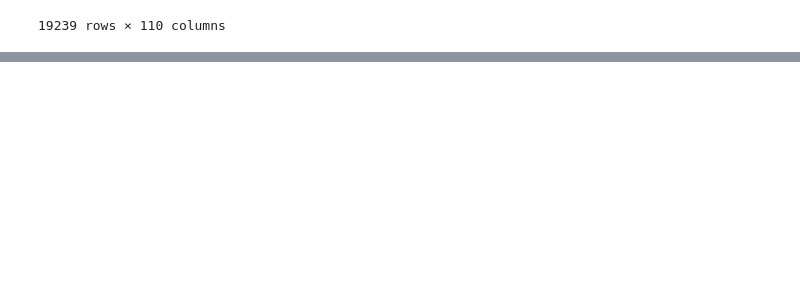
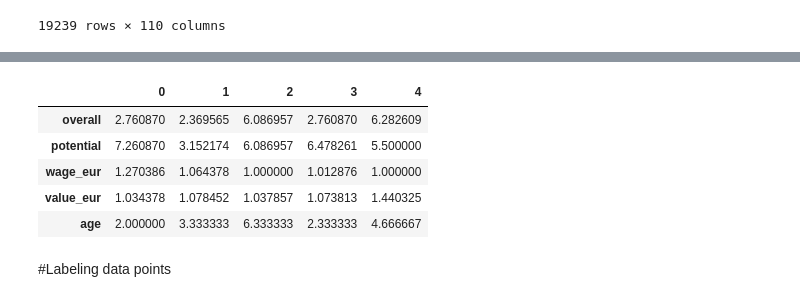
Before and after one commit to eddev00/Clustering-FIFA22-players, a Jupyter notebook: Clustering_FIFA22_players_Data.ipynb, the cells around one changed output, grey strips where cells are left out. Cells and saved outputs as stored; diff of their text form; code cells hidden in the pictures; blank space fills up the shorter version.

```diff
--- a/Clustering_FIFA22_players_Data.ipynb
+++ b/Clustering_FIFA22_players_Data.ipynb
@@ -32,0 +54,20 @@ players
+# %%
+def random_centroids(data,k):
+   centroids = []
+   for i in range(k):
+      centroid = data.apply(lambda x: float(x.sample()))
+      centroids.append(centroid)
+   return pd.concat(centroids,axis=1)
+# %%
+centroids= random_centroids(data,5)
+# %%
+centroids
+# %% [output]
+|  | 0 | 1 | 2 | 3 | 4 |
+| overall | 2.760870 | 2.369565 | 6.086957 | 2.760870 | 6.282609 |
+| potential | 7.260870 | 3.152174 | 6.086957 | 6.478261 | 5.500000 |
+| wage_eur | 1.270386 | 1.064378 | 1.000000 | 1.012876 | 1.000000 |
+| value_eur | 1.034378 | 1.078452 | 1.037857 | 1.073813 | 1.440325 |
+| age | 2.000000 | 3.333333 | 6.333333 | 2.333333 | 4.666667 |
+# %% [markdown]
+#Labeling data points
```
Also changed, not shown: parts of 13 cells of this notebook.
